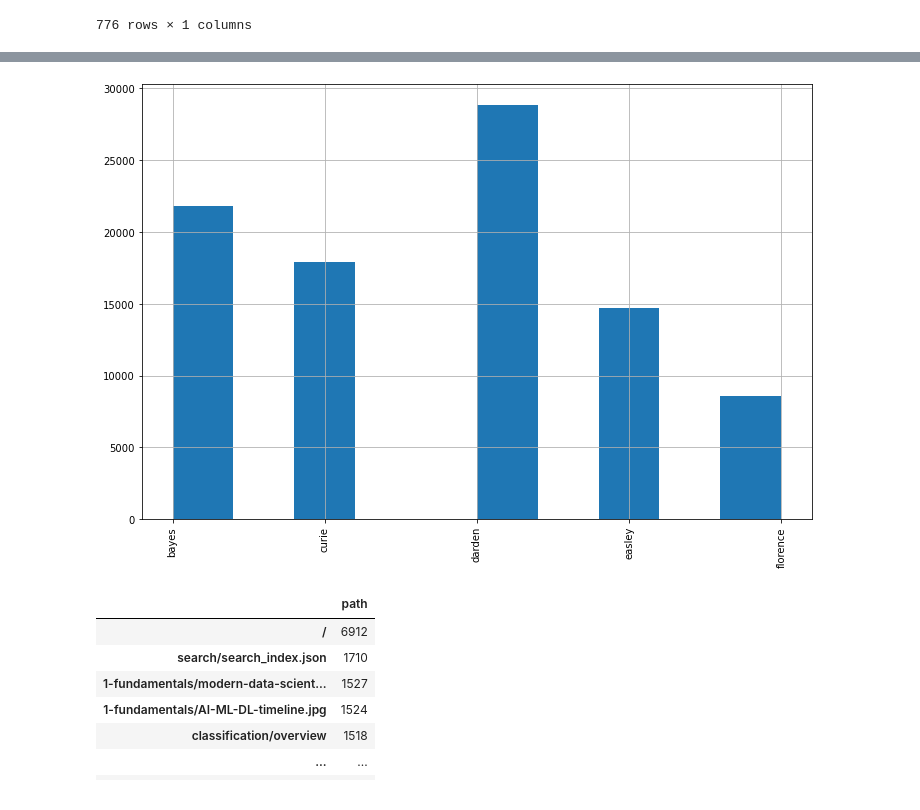
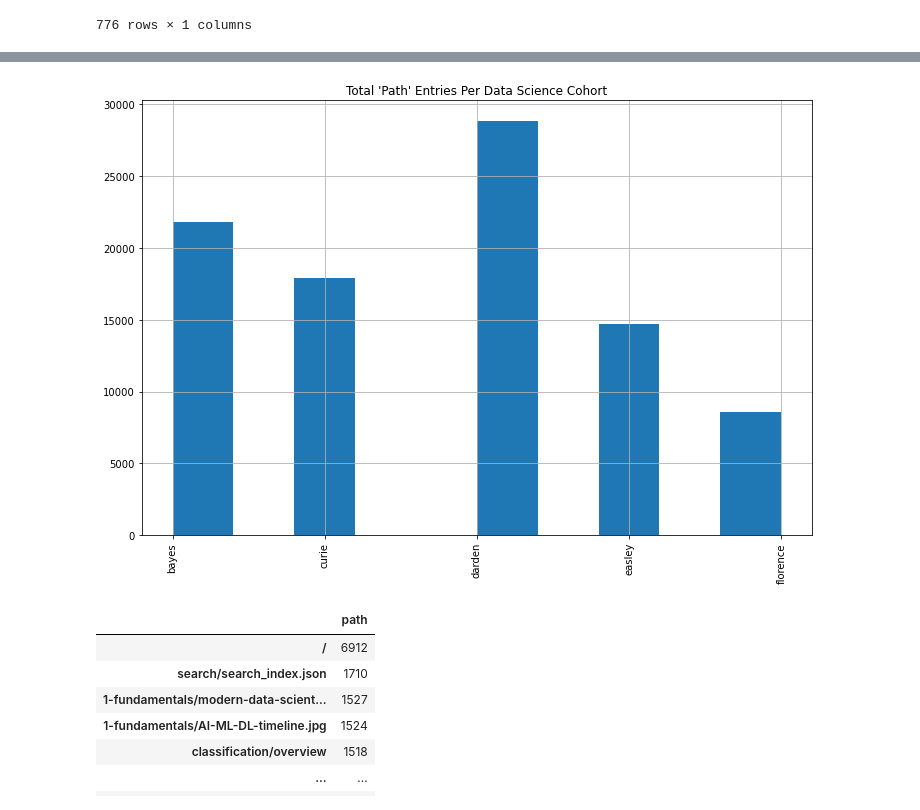
Before and after one commit to Jason-R-Turner/anomaly-detection-exercises, a Jupyter notebook: jason_mvp.ipynb, the cells around one changed output, grey strips where cells are left out. Drawn from its saved outputs; the diff is of its cells as text; code cells hidden in the pictures.

```diff
--- a/jason_mvp.ipynb
+++ b/jason_mvp.ipynb
@@ -289,11 +287,12 @@ q2_ds.head(3)
 # %%
 # Plots histogram of number of entries for all Full Stack Java cohorts
 plt.figure(figsize=(12,8))
 q2_ds['cohort'].hist()
 plt.xticks(rotation = 90)
+plt.title("Total 'Path' Entries Per Data Science Cohort")
 plt.show()
 # %% [output]
-[figure, old version]
+[figure, new version]
 # %%
 # Assigns a variable to the list of fsj lessons
 q2_fsj_lessons = ['javascript-i', 'java-iii', 'html-css', 'java-ii', 'jquery',
```
Also changed, not shown: parts of 46 cells of this notebook.
